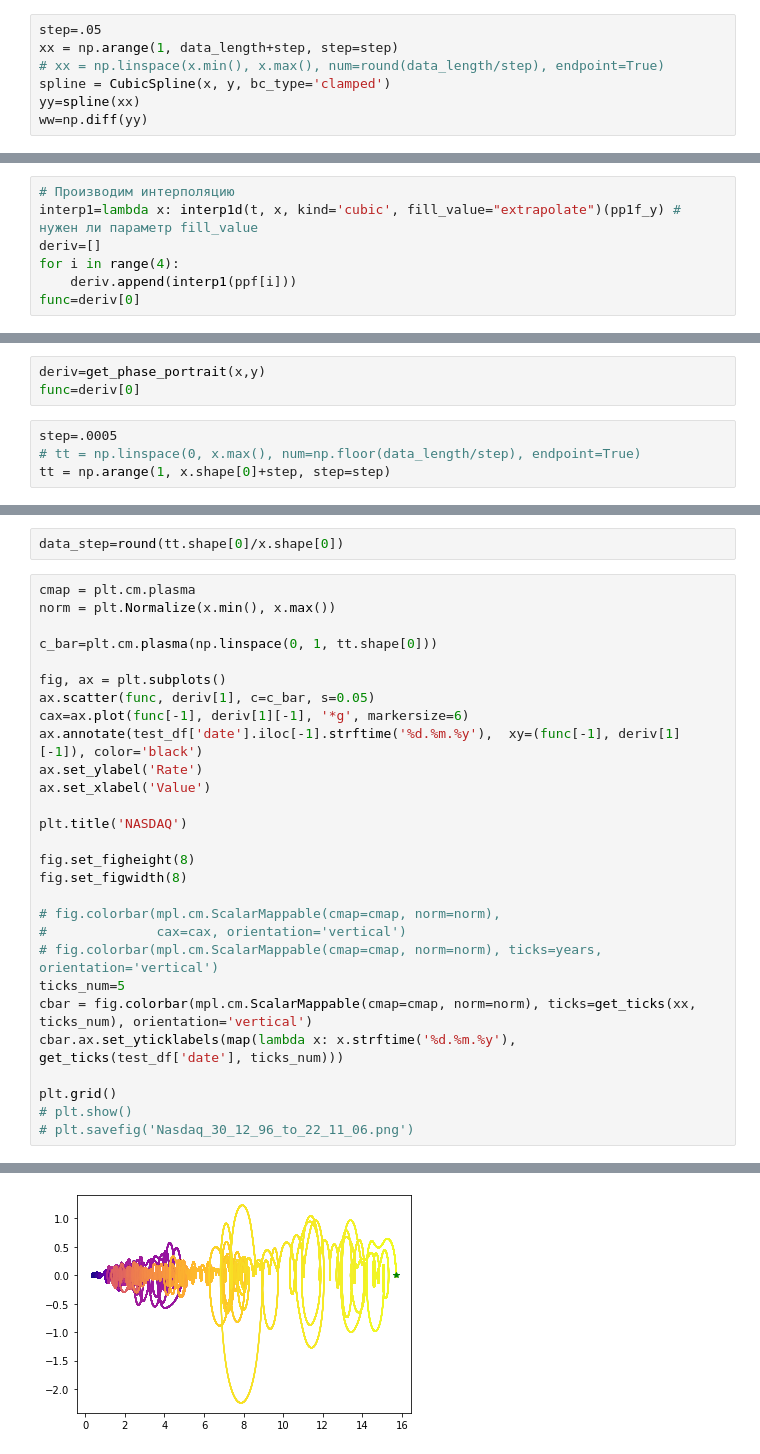
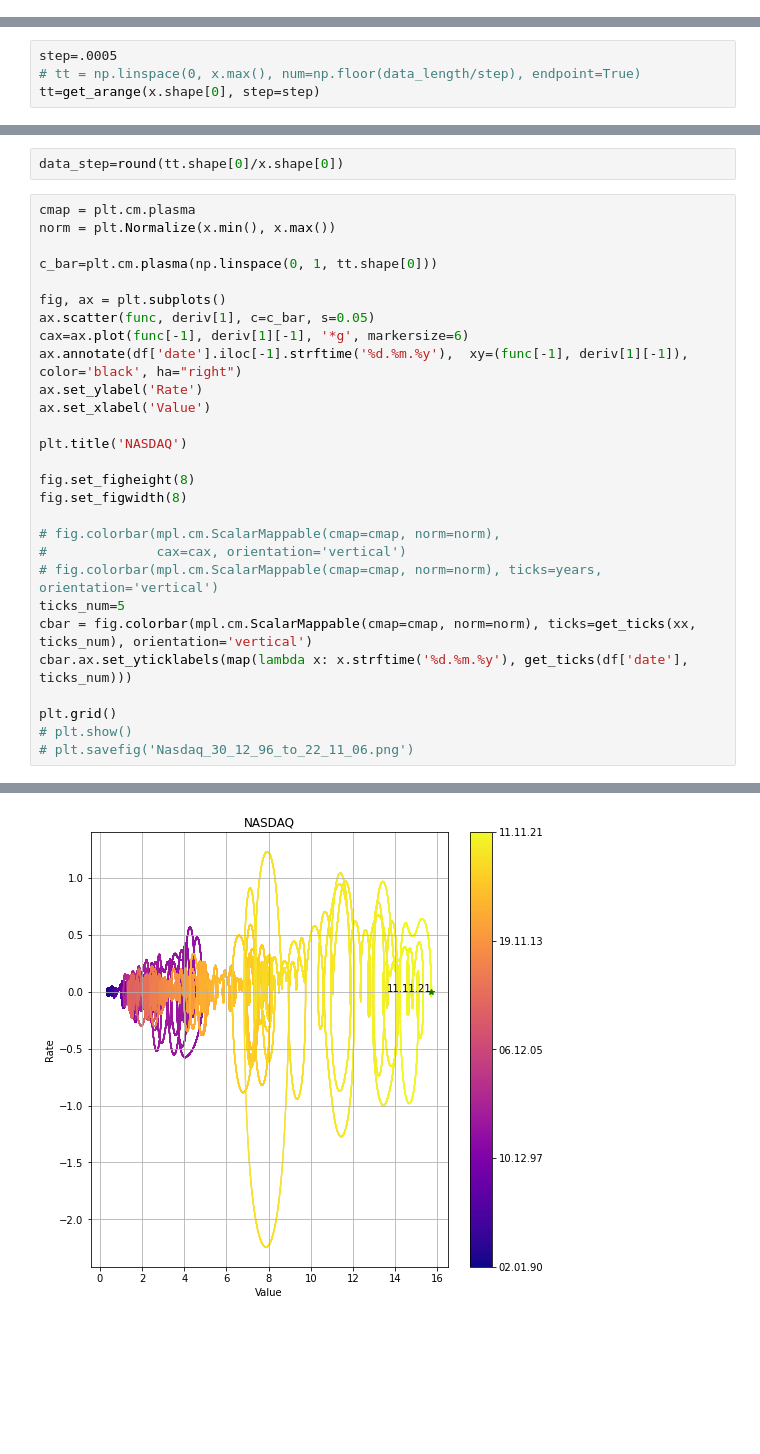
Before and after one commit to Karpovich-alex/phase-portrait-Nasdaq, a Jupyter notebook: Article-NASDAQ.ipynb, the cells around one changed output, grey strips where cells are left out. Drawn from its saved outputs; the diff is of its cells as text; blank space fills up the shorter version.

```diff
--- a/Article-NASDAQ.ipynb
+++ b/Article-NASDAQ.ipynb
@@ -71,7 +127,0 @@ y=y/1000
-# %%
-step=.05
-xx = np.arange(1, data_length+step, step=step)
-# xx = np.linspace(x.min(), x.max(), num=round(data_length/step), endpoint=True)
-spline = CubicSpline(x, y, bc_type='clamped')
-yy=spline(xx)
-ww=np.diff(yy)
@@ -148,7 +127,0 @@ pp1f_y=np.arange(1, ppf[0].shape[0]+.01, step=.01)
-# %%
-# Производим интерполяцию
-interp1=lambda x: interp1d(t, x, kind='cubic', fill_value="extrapolate")(pp1f_y) # нужен ли параметр fill_value
-deriv=[]
-for i in range(4):
-    deriv.append(interp1(ppf[i]))
-func=deriv[0]
@@ -164,7 +128,4 @@ def get_ticks(arr, num=5):
-# %%
-deriv=get_phase_portrait(x,y)
-func=deriv[0]
 # %%
 step=.0005
 # tt = np.linspace(0, x.max(), num=np.floor(data_length/step), endpoint=True)
-tt = np.arange(1, x.shape[0]+step, step=step)
+tt=get_arange(x.shape[0], step=step)
@@ -188,7 +148,7 @@ c_bar=plt.cm.plasma(np.linspace(0, 1, tt.shape[0]))
 fig, ax = plt.subplots()
 ax.scatter(func, deriv[1], c=c_bar, s=0.05)
 cax=ax.plot(func[-1], deriv[1][-1], '*g', markersize=6)
-ax.annotate(test_df['date'].iloc[-1].strftime('%d.%m.%y'),  xy=(func[-1], deriv[1][-1]), color='black')
+ax.annotate(df['date'].iloc[-1].strftime('%d.%m.%y'),  xy=(func[-1], deriv[1][-1]), color='black', ha="right")
 ax.set_ylabel('Rate')
 ax.set_xlabel('Value')
 
@@ -202,7 +162,7 @@ fig.set_figwidth(8)
 # fig.colorbar(mpl.cm.ScalarMappable(cmap=cmap, norm=norm), ticks=years, orientation='vertical')
 ticks_num=5
 cbar = fig.colorbar(mpl.cm.ScalarMappable(cmap=cmap, norm=norm), ticks=get_ticks(xx, ticks_num), orientation='vertical')
-cbar.ax.set_yticklabels(map(lambda x: x.strftime('%d.%m.%y'), get_ticks(test_df['date'], ticks_num)))
+cbar.ax.set_yticklabels(map(lambda x: x.strftime('%d.%m.%y'), get_ticks(df['date'], ticks_num)))
 
 plt.grid()
 # plt.show()
@@ -212 +171 @@ AttributeError: 'str' object has no attribute 'strftime'
-[figure, old version]
+[figure, new version]
```
Also changed, not shown: parts of 25 cells of this notebook.
